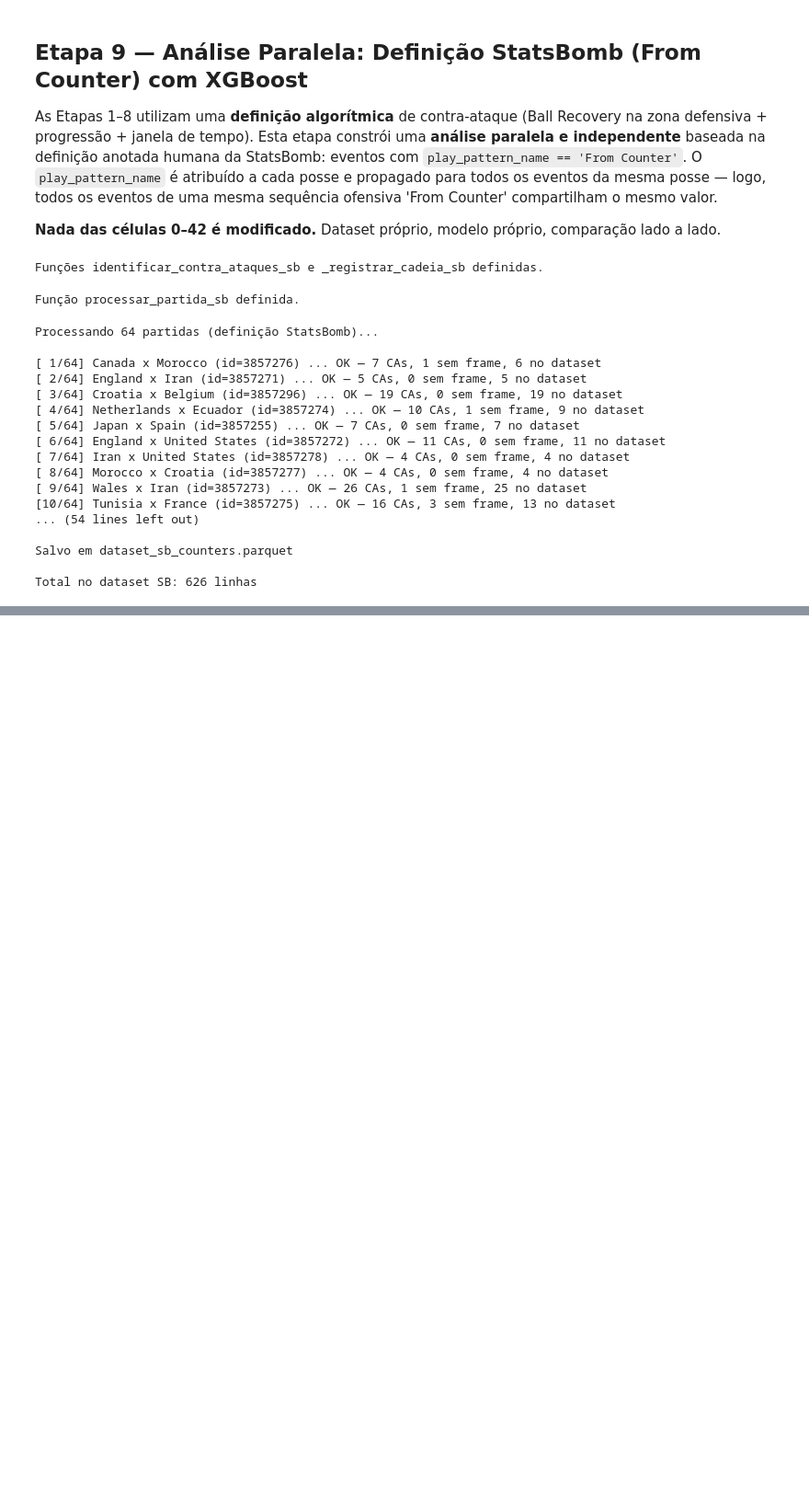
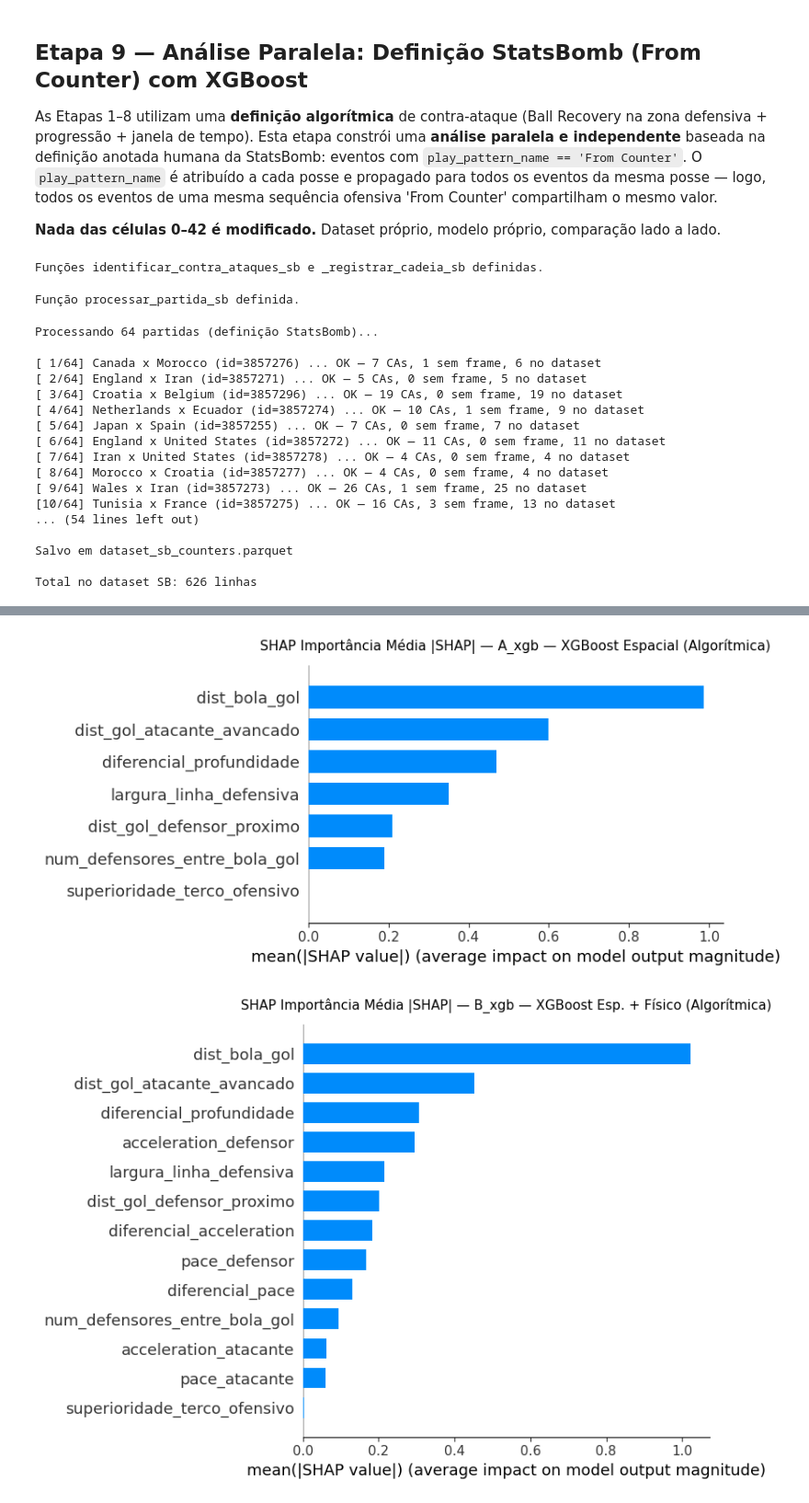
Before and after one commit to LuizGAPires/COE609-2026.1, a Jupyter notebook: xcounter_wFM.ipynb, the cells around one changed output, grey strips where cells are left out. Shown at 92% size. Drawn from its saved outputs; the diff is of its cells as text; code cells hidden in the pictures; blank space fills up the shorter version.

```diff
--- a/xcounter_wFM.ipynb
+++ b/xcounter_wFM.ipynb
@@ -2500,0 +2595,19 @@ As features espaciais provavelmente dominam em ambos os modelos StatsBomb, como
+# %%
+# 10.4 — Bar plots: importância média |SHAP| por feature
+# Mostra magnitude agregada — equivalente à importância global do modelo
+
+for titulo, sv, df_display in modelos_shap:
+    n_feat = df_display.shape[1]
+    shap.summary_plot(
+        sv, df_display,
+        plot_type='bar',
+        max_display=n_feat,
+        show=False,
+    )
+    plt.title(f'SHAP Importância Média |SHAP| — {titulo}', fontsize=11, pad=12)
+    plt.gcf().set_size_inches(8, max(4, n_feat * 0.45))
+    plt.tight_layout()
+    plt.show()
+# %% [output]
+[figure, added]
+[figure, added]
```
Also changed, not shown: parts of 34 cells of this notebook.
